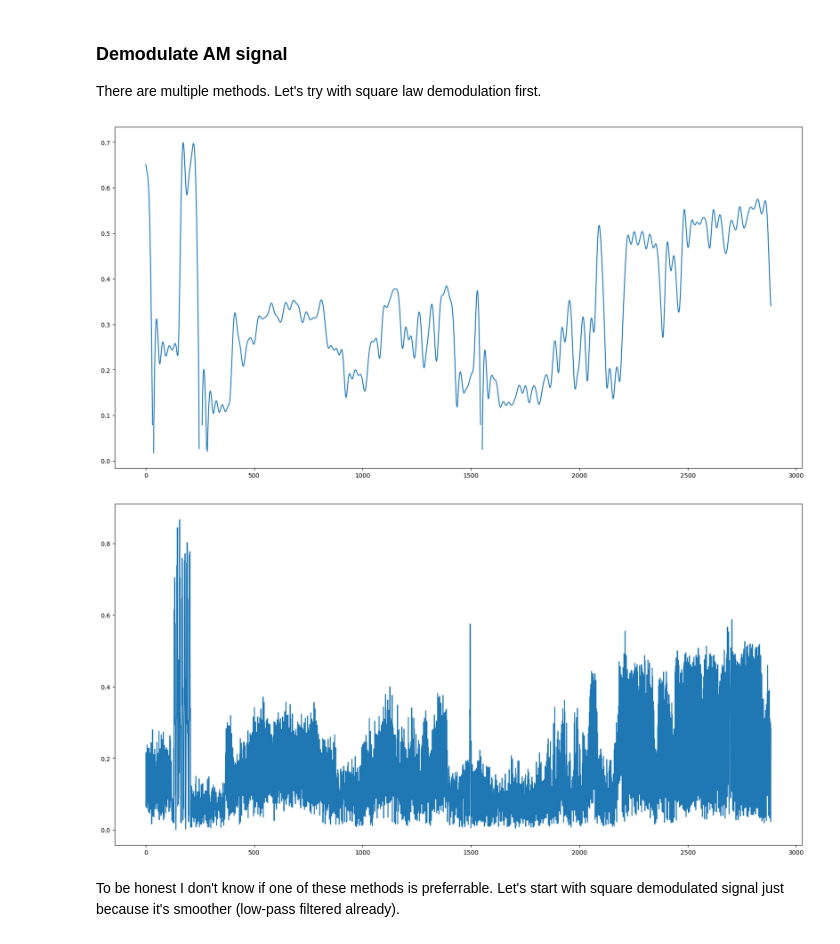
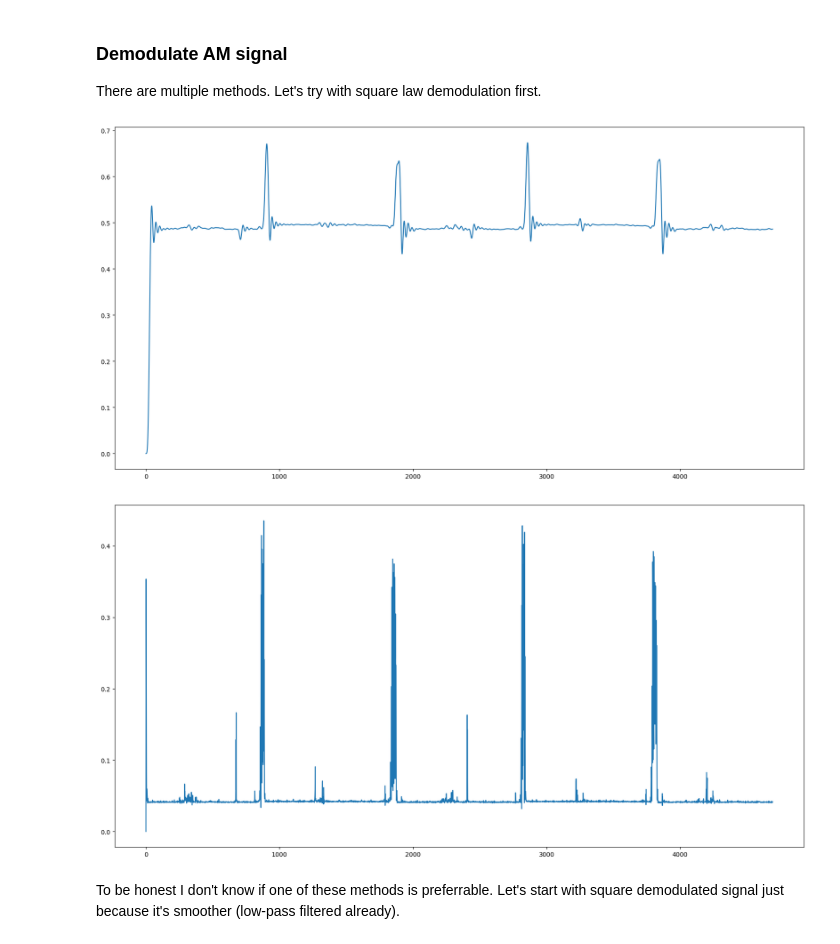
Before and after one commit to enthyp/SDR, a Jupyter notebook: NOAA.ipynb, the cells around one changed output. Cells and saved outputs as stored; diff of their text form; code cells hidden in the pictures.

Commit message:
Bigger file, image not so oki...

```diff
--- a/NOAA.ipynb
+++ b/NOAA.ipynb
@@ -18,5 +20,6 @@ Data source: [Signal Identification Guide](https://www.sigidwiki.com/wiki/File:A
 # %%
-sample_rate, iq_samples = wavfile.read('data/APT IQ.wav')
+# sample_rate, iq_samples = wavfile.read('data/APT IQ.wav')
+sample_rate, iq_samples = wavfile.read('data/apt/apt.2021-11-27T10_42_34_142.wav')
 # %%
 sample_rate
 # %% [output]
@@ -80,15 +87,15 @@ def am_demod_fast(samples, f_carrier, sample_rate):
 # %%
 apt_data_square_demod = am_demod_square(apt_signal_dec, symbol_rate, sample_rate)
 # %%
-plot_signals([apt_data_square_demod], start=2000, width=int(1000 * samples_per_symbol))
+plot_signals([apt_data_square_demod], start=0, width=int(5000 * samples_per_symbol))
 # %% [output]
-[figure, old version]
+[figure, new version]
 # %%
 apt_data_fast_demod = am_demod_fast(apt_signal_dec, f_subcarrier, sample_rate)
 # %%
-plot_signals([apt_data_fast_demod], start=2000, width=int(1000 * samples_per_symbol))
+plot_signals([apt_data_fast_demod], start=0, width=int(5000 * samples_per_symbol))
 # %% [output]
-[figure, old version]
+[figure, new version]
 # %% [markdown]
 To be honest I don't know if one of these methods is preferrable. Let's start with square demodulated signal just because it's smoother (low-pass filtered already).
 # %% [markdown]
```
Also changed, not shown: parts of 18 cells of this notebook.
